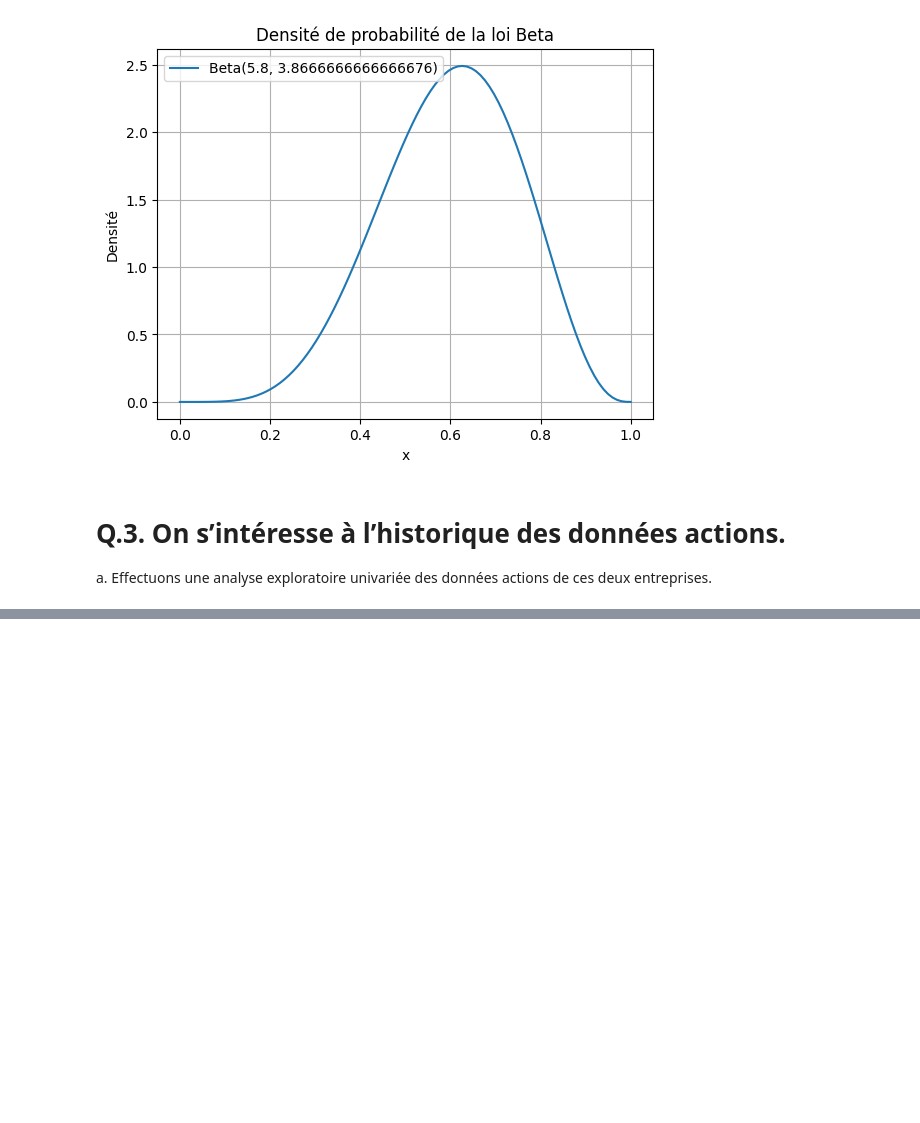
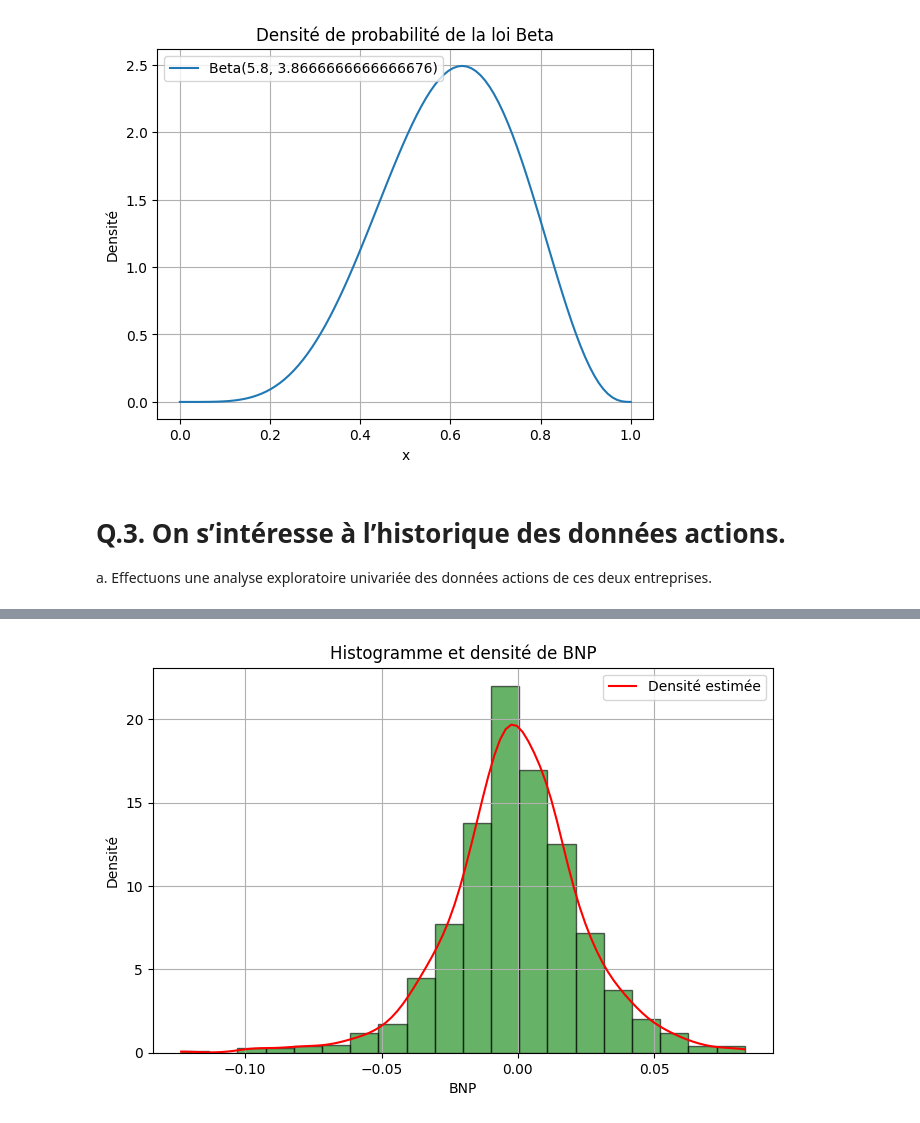
Before and after one commit to Jeangrivo/Gestion-des-Risques-Multiples, a Jupyter notebook: projet_marilene.ipynb, the cells around one changed output, grey strips where cells are left out. Drawn from its saved outputs; the diff is of its cells as text; code cells hidden in the pictures; blank space fills up the shorter version.

```diff
--- a/projet_marilene.ipynb
+++ b/projet_marilene.ipynb
@@ -88,0 +101,12 @@ a. Effectuons une analyse exploratoire univariée des données actions de ces de
+# %%
+## Calcul des log_ rendements
+def calculate_log_returns(data):
+    """
+    Calcule les log-rendements pour chaque colonne d'un DataFrame.
+
+    :param data: DataFrame contenant les prix
+    :return: DataFrame des log-rendements
+    """
+    return np.log(data / data.shift(1))
+log_returns = calculate_log_returns(data_equity)
+log_returns.head()
@@ -88,0 +120,27 @@ a. Effectuons une analyse exploratoire univariée des données actions de ces de
+# %%
+def plot_histogram_with_density(data, column):
+    """
+    Trace un histogramme des valeurs d'une colonne d'un DataFrame avec superposition de la densité estimée.
+
+    :param data: DataFrame contenant les données
+    :param column: Nom de la colonne à analyser
+    """
+    values = data[column].dropna()
+
+    plt.figure(figsize=(8, 5))
+
+    # Histogramme
+    plt.hist(values, bins=20, density=True, alpha=0.6, color='g', edgecolor='black')
+
+    # Estimation de la densité (KDE)
+    xmin, xmax = values.min(), values.max()
+    x = np.linspace(xmin, xmax, 100)
+    kde = stats.gaussian_kde(values)
+    plt.plot(x, kde(x), 'r-', label='Densité estimée')
+
+    plt.xlabel(column)
+    plt.ylabel('Densité')
+    plt.title(f'Histogramme et densité de {column}')
+    plt.legend()
+    plt.grid()
+    plt.show()
@@ -88,0 +184,4 @@ a. Effectuons une analyse exploratoire univariée des données actions de ces de
+# %%
+plot_histogram_with_density(log_returns, "BNP")
+# %% [output]
+[figure, added]
```
Also changed, not shown: parts of 24 cells of this notebook.
